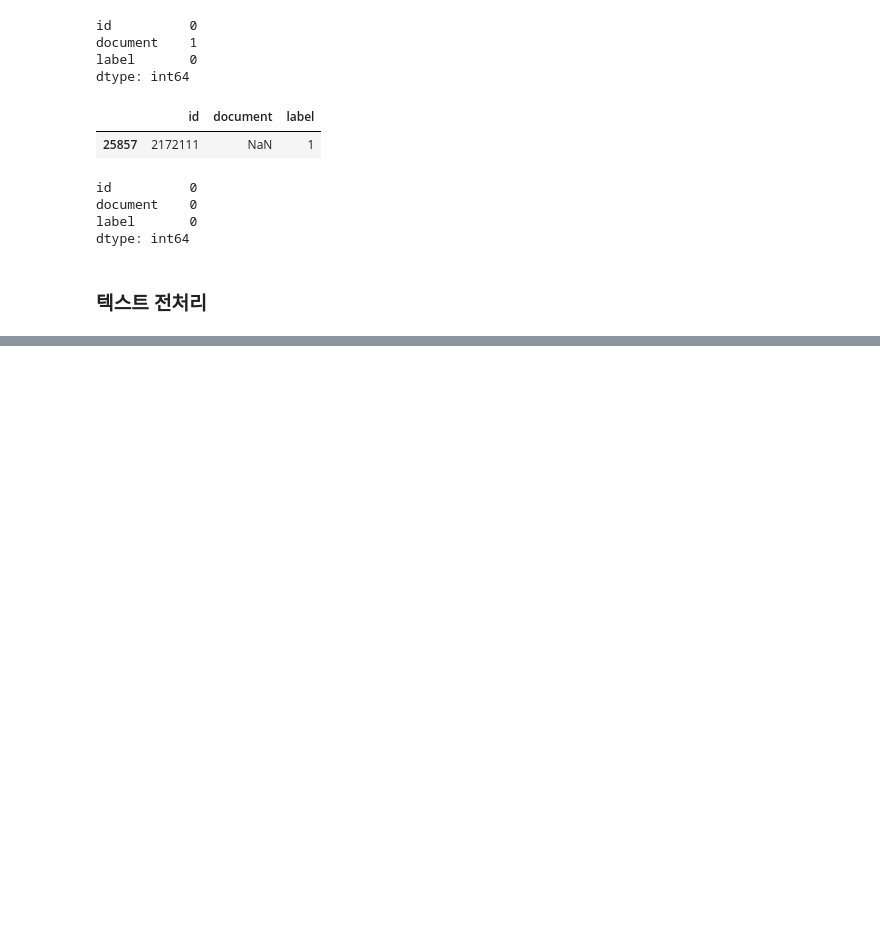
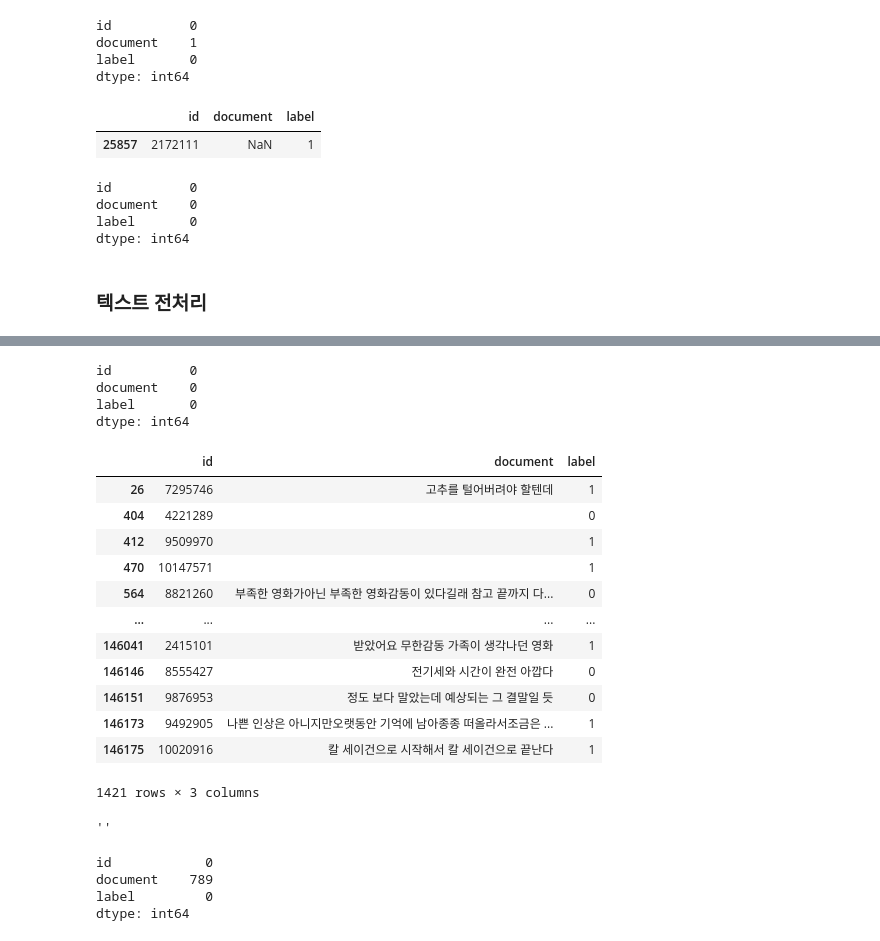
Before and after one commit to passiona2z/NLP_study, a Jupyter notebook: 네이버 영화리뷰 감성분석.ipynb, the cells around one changed output, grey strips where cells are left out. Cells and saved outputs as stored; diff of their text form; code cells hidden in the pictures; blank space fills up the shorter version.

```diff
--- a/네이버 영화리뷰 감성분석.ipynb
+++ b/네이버 영화리뷰 감성분석.ipynb
@@ -107,0 +126,3 @@ dtype: int64
+# %%
+# (한글 및 공백 제외) 특수문자 제거
+train_data['document'] = train_data['document'].str.replace(r"[^ㄱ-ㅎㅏ-ㅣ가-힣 ]","", regex=True)
@@ -107,0 +138,24 @@ dtype: int64
+# %%
+train_data.isna().sum()
+# %% [output]
+id          0
+document    0
+label       0
+dtype: int64
+# %%
+pd.set_option('display.max_colwidth', 500)
+train_data[train_data['document'].str.contains(r"^ +")]
+# %% [output]
+|  | id | document | label |
+| 26 | 7295746 | 고추를 털어버려야 할텐데 | 1 |
+| 404 | 4221289 |  | 0 |
+| 412 | 9509970 |  | 1 |
+| 470 | 10147571 |  | 1 |
+| 564 | 8821260 | 부족한 영화가아닌 부족한 영화감동이 있다길래 참고 끝까지 다... | 0 |
+| ... | ... | ... | ... |
+| 146041 | 2415101 | 받았어요 무한감동 가족이 생각나던 영화 | 1 |
+| 146146 | 8555427 | 전기세와 시간이 완전 아깝다 | 0 |
+| 146151 | 9876953 | 정도 보다 말았는데 예상되는 그 결말일 듯 | 0 |
+| 146173 | 9492905 | 나쁜 인상은 아니지만오랫동안 기억에 남아종종 떠올라서조금은 ... | 1 |
+| 146175 | 10020916 | 칼 세이건으로 시작해서 칼 세이건으로 끝난다 | 1 |
+1421 rows × 3 columns
@@ -107,0 +164,4 @@ dtype: int64
+# %%
+train_data.iloc[404]['document']
+# %% [output]
+''
@@ -107,0 +170,7 @@ dtype: int64
+# %%
+train_data.isna().sum()
+# %% [output]
+id            0
+document    789
+label         0
+dtype: int64
```
Also changed, not shown: parts of 91 cells of this notebook.
